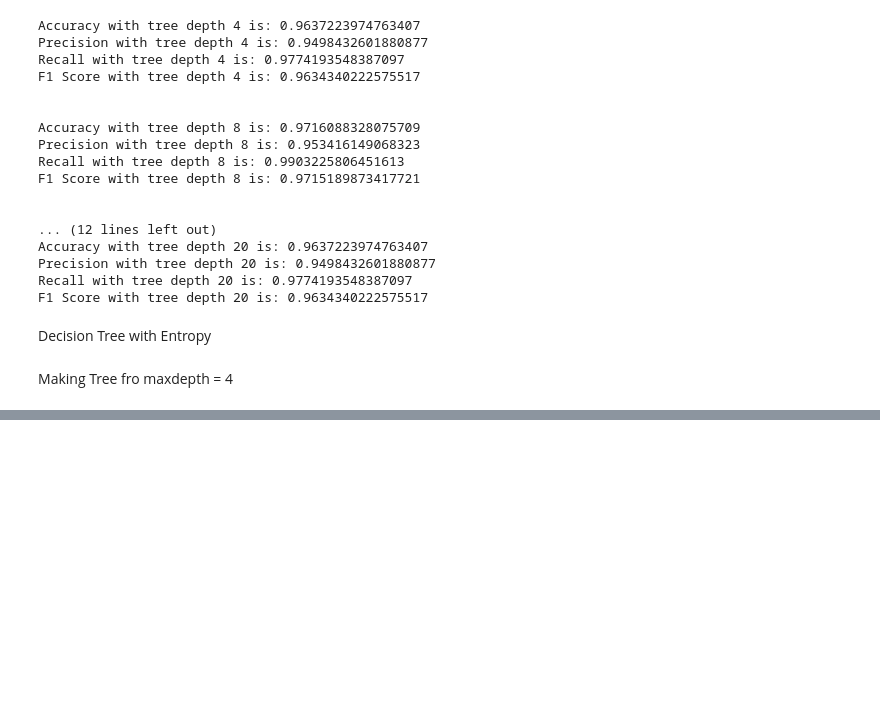
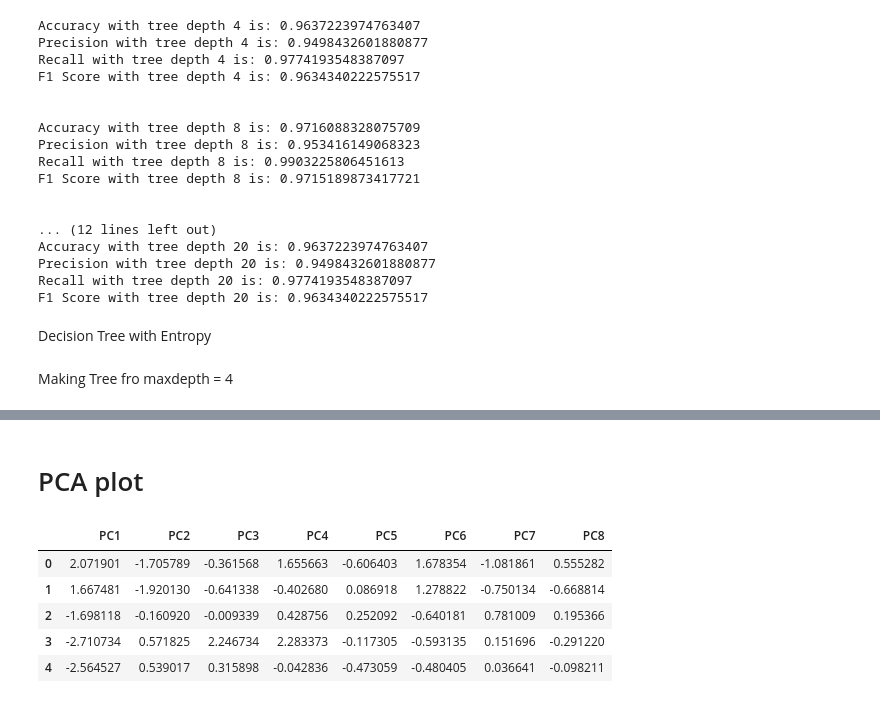
Before and after one commit to devKhush/Machine-Learning-Project-Gender-Recognition-From-Voice, a Jupyter notebook: src/test.ipynb, the cells around one changed output, grey strips where cells are left out. Cells and saved outputs as stored; diff of their text form; code cells hidden in the pictures; blank space fills up the shorter version.

```diff
--- a/src/test.ipynb
+++ b/src/test.ipynb
@@ -388,0 +368,2 @@ plt.show()
+# %% [markdown]
+# PCA plot
@@ -388,0 +385,12 @@ plt.show()
+# %%
+pca = decomposition.PCA(n_components=8)
+pc = pca.fit_transform(x)
+pc_df = pd.DataFrame(data = pc , columns = ['PC1', 'PC2','PC3','PC4','PC5','PC6','PC7','PC8'])
+pc_df.head()
+# %% [output]
+|  | PC1 | PC2 | PC3 | PC4 | PC5 | PC6 | PC7 | PC8 |
+| 0 | 2.071901 | -1.705789 | -0.361568 | 1.655663 | -0.606403 | 1.678354 | -1.081861 | 0.555282 |
+| 1 | 1.667481 | -1.920130 | -0.641338 | -0.402680 | 0.086918 | 1.278822 | -0.750134 | -0.668814 |
+| 2 | -1.698118 | -0.160920 | -0.009339 | 0.428756 | 0.252092 | -0.640181 | 0.781009 | 0.195366 |
+| 3 | -2.710734 | 0.571825 | 2.246734 | 2.283373 | -0.117305 | -0.593135 | 0.151696 | -0.291220 |
+| 4 | -2.564527 | 0.539017 | 0.315898 | -0.042836 | -0.473059 | -0.480405 | 0.036641 | -0.098211 |
```
Also changed, not shown: parts of 20 cells of this notebook.
